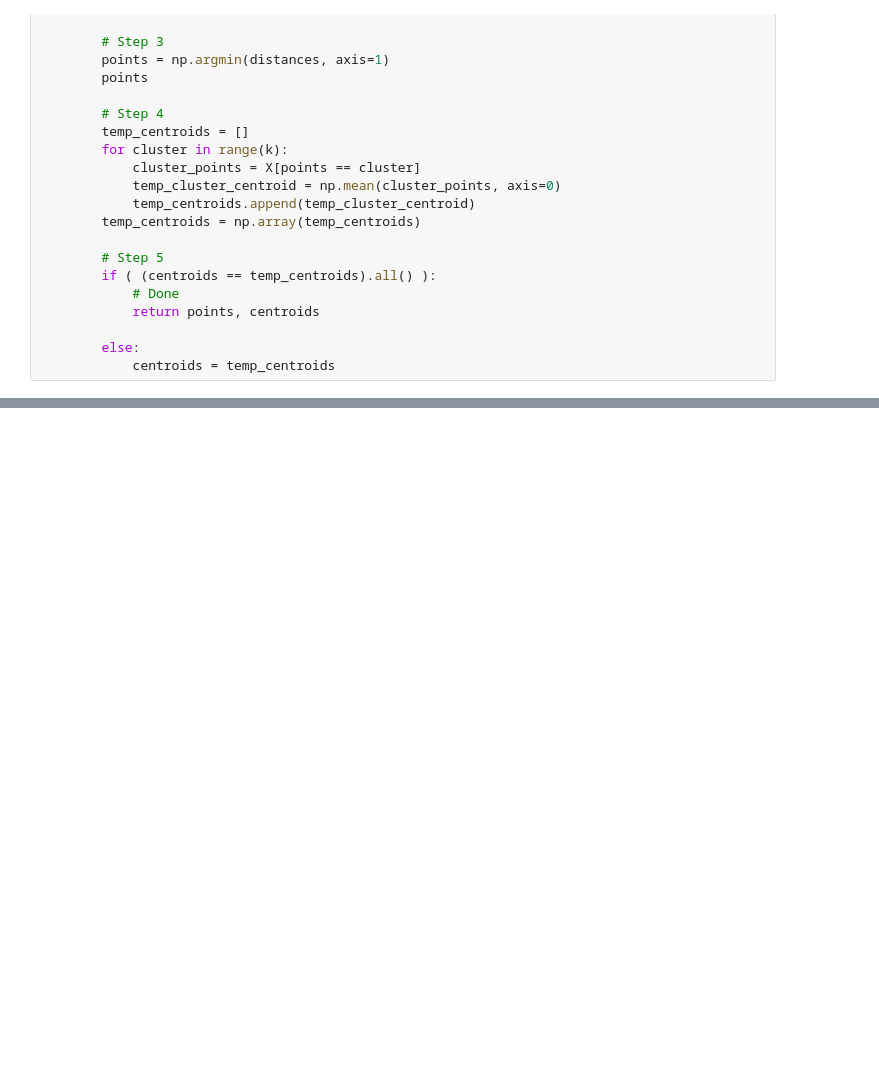
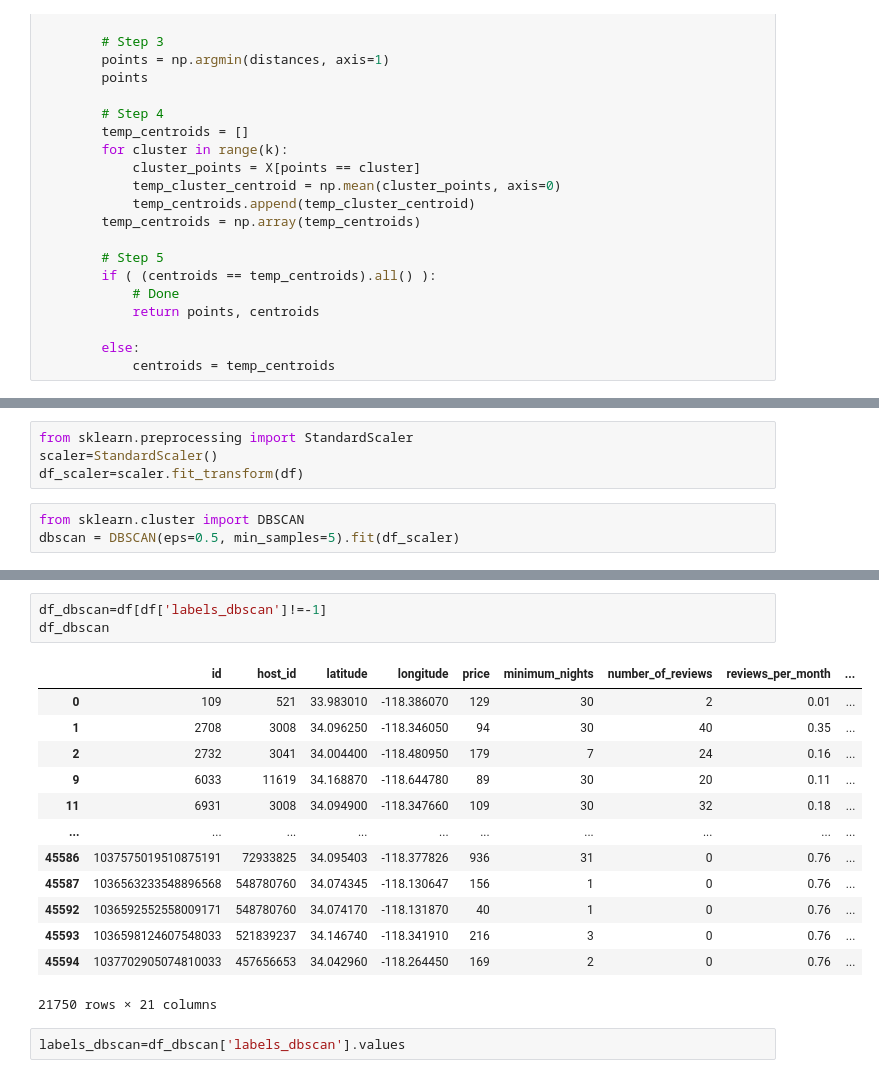
Before and after one commit to Moni-Ib/data-analytics, a Jupyter notebook: notebooks/activity_kmeans.ipynb, the cells around one changed output, grey strips where cells are left out. Saved outputs shown, nothing was run; the diff lists cells and outputs as text; blank space fills up the shorter version.

```diff
--- a/notebooks/activity_kmeans.ipynb
+++ b/notebooks/activity_kmeans.ipynb
@@ -226,0 +241,7 @@ KeyboardInterrupt:
+# %%
+from sklearn.preprocessing import StandardScaler
+scaler=StandardScaler()
+df_scaler=scaler.fit_transform(df)
+# %%
+from sklearn.cluster import DBSCAN
+dbscan = DBSCAN(eps=0.5, min_samples=5).fit(df_scaler)
@@ -226,0 +262,19 @@ KeyboardInterrupt:
+# %%
+df_dbscan=df[df['labels_dbscan']!=-1]
+df_dbscan
+# %% [output]
+|  | id | host_id | latitude | longitude | price | minimum_nights | number_of_reviews | reviews_per_month | ... |
+| 0 | 109 | 521 | 33.983010 | -118.386070 | 129 | 30 | 2 | 0.01 | ... |
+| 1 | 2708 | 3008 | 34.096250 | -118.346050 | 94 | 30 | 40 | 0.35 | ... |
+| 2 | 2732 | 3041 | 34.004400 | -118.480950 | 179 | 7 | 24 | 0.16 | ... |
+| 9 | 6033 | 11619 | 34.168870 | -118.644780 | 89 | 30 | 20 | 0.11 | ... |
+| 11 | 6931 | 3008 | 34.094900 | -118.347660 | 109 | 30 | 32 | 0.18 | ... |
+| ... | ... | ... | ... | ... | ... | ... | ... | ... | ... |
+| 45586 | 1037575019510875191 | 72933825 | 34.095403 | -118.377826 | 936 | 31 | 0 | 0.76 | ... |
+| 45587 | 1036563233548896568 | 548780760 | 34.074345 | -118.130647 | 156 | 1 | 0 | 0.76 | ... |
+| 45592 | 1036592552558009171 | 548780760 | 34.074170 | -118.131870 | 40 | 1 | 0 | 0.76 | ... |
+| 45593 | 1036598124607548033 | 521839237 | 34.146740 | -118.341910 | 216 | 3 | 0 | 0.76 | ... |
+| 45594 | 1037702905074810033 | 457656653 | 34.042960 | -118.264450 | 169 | 2 | 0 | 0.76 | ... |
+21750 rows × 21 columns
+# %%
+labels_dbscan=df_dbscan['labels_dbscan'].values
```
Also changed, not shown: parts of 17 cells of this notebook.
